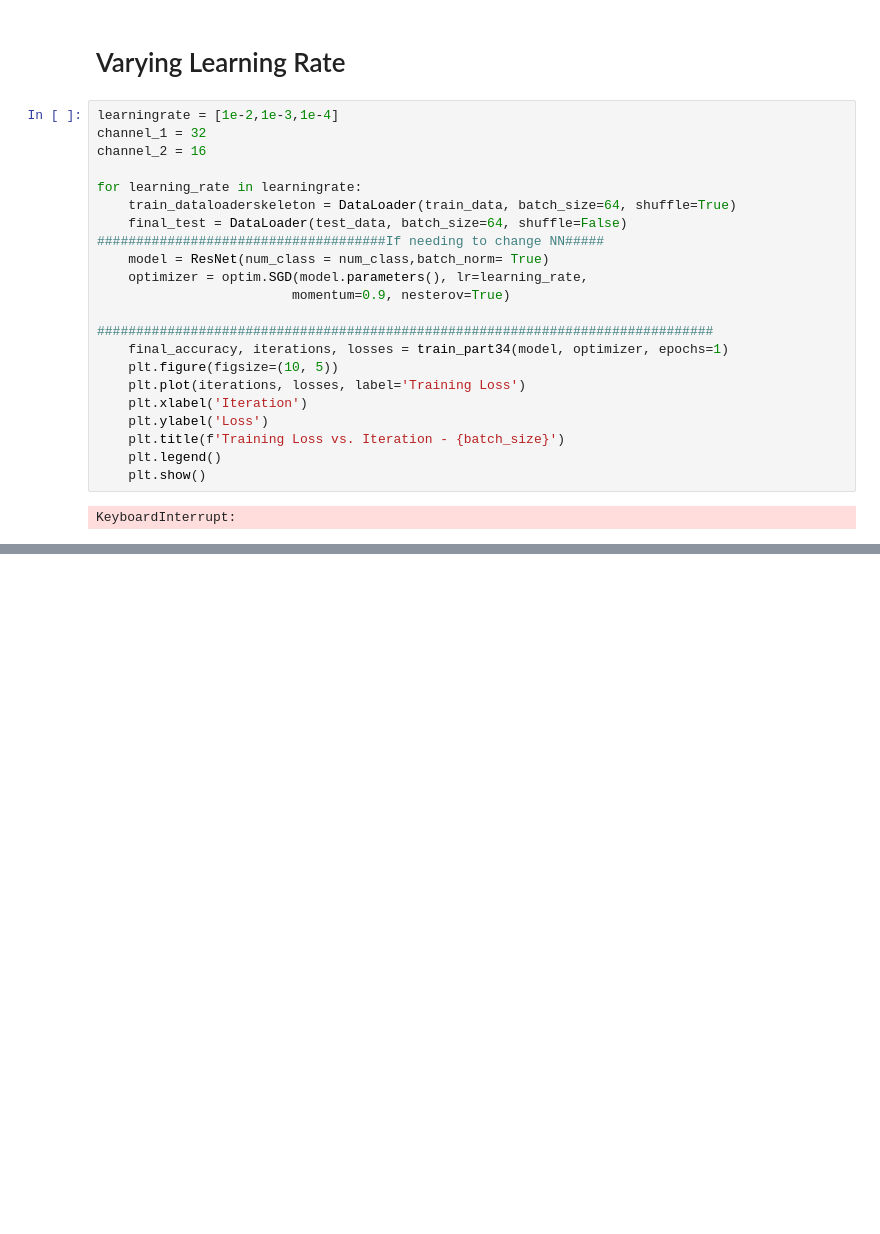
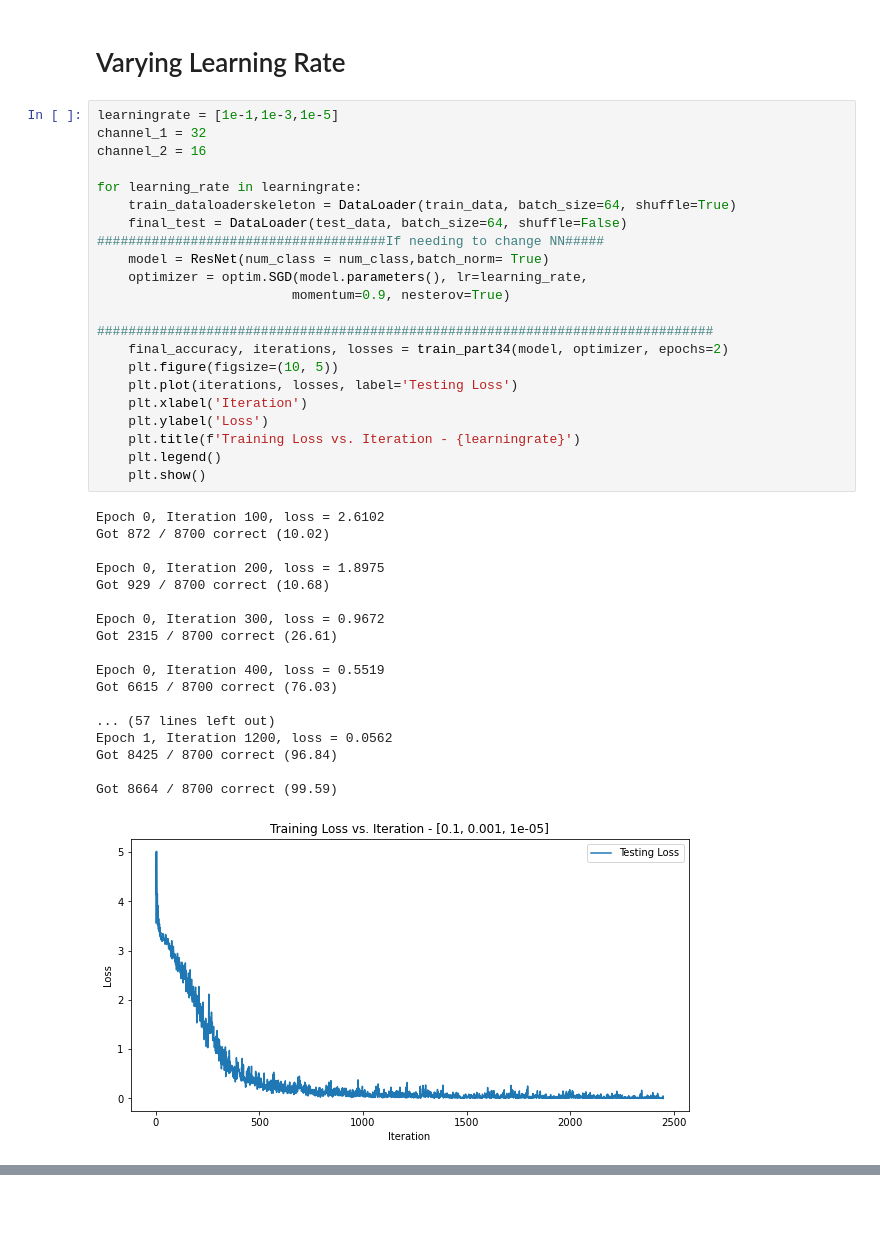
Before and after one commit to sebastian110203/ECE176Final, a Jupyter notebook: ECE_176_Project.ipynb, the cells around one changed output, grey strips where cells are left out. Cells and saved outputs as stored; diff of their text form; blank space fills up the shorter version.

```diff
--- a/ECE_176_Project.ipynb
+++ b/ECE_176_Project.ipynb
@@ -588,26 +701,43 @@ KeyboardInterrupt:
 # %% [markdown]
 # Varying Learning Rate
 # %%
-learningrate = [1e-2,1e-3,1e-4]
+learningrate = [1e-1,1e-3,1e-5]
 channel_1 = 32
 channel_2 = 16
 
 for learning_rate in learningrate:
     train_dataloaderskeleton = DataLoader(train_data, batch_size=64, shuffle=True)
     final_test = DataLoader(test_data, batch_size=64, shuffle=False)
 #####################################If needing to change NN#####
     model = ResNet(num_class = num_class,batch_norm= True)
     optimizer = optim.SGD(model.parameters(), lr=learning_rate,
                          momentum=0.9, nesterov=True)
 
 ###############################################################################
-    final_accuracy, iterations, losses = train_part34(model, optimizer, epochs=1)
+    final_accuracy, iterations, losses = train_part34(model, optimizer, epochs=2)
     plt.figure(figsize=(10, 5))
-    plt.plot(iterations, losses, label='Training Loss')
+    plt.plot(iterations, losses, label='Testing Loss')
     plt.xlabel('Iteration')
     plt.ylabel('Loss')
-    plt.title(f'Training Loss vs. Iteration - {batch_size}')
+    plt.title(f'Training Loss vs. Iteration - {learningrate}')
     plt.legend()
     plt.show()
 # %% [output]
-KeyboardInterrupt:
+Epoch 0, Iteration 100, loss = 2.6102
+Got 872 / 8700 correct (10.02)
+
+Epoch 0, Iteration 200, loss = 1.8975
+Got 929 / 8700 correct (10.68)
+
+Epoch 0, Iteration 300, loss = 0.9672
+Got 2315 / 8700 correct (26.61)
+
+Epoch 0, Iteration 400, loss = 0.5519
+Got 6615 / 8700 correct (76.03)
+
+... (57 lines left out)
+Epoch 1, Iteration 1200, loss = 0.0562
+Got 8425 / 8700 correct (96.84)
+
+Got 8664 / 8700 correct (99.59)
+[figure, added]
```
Also changed, not shown: parts of 39 cells of this notebook.
